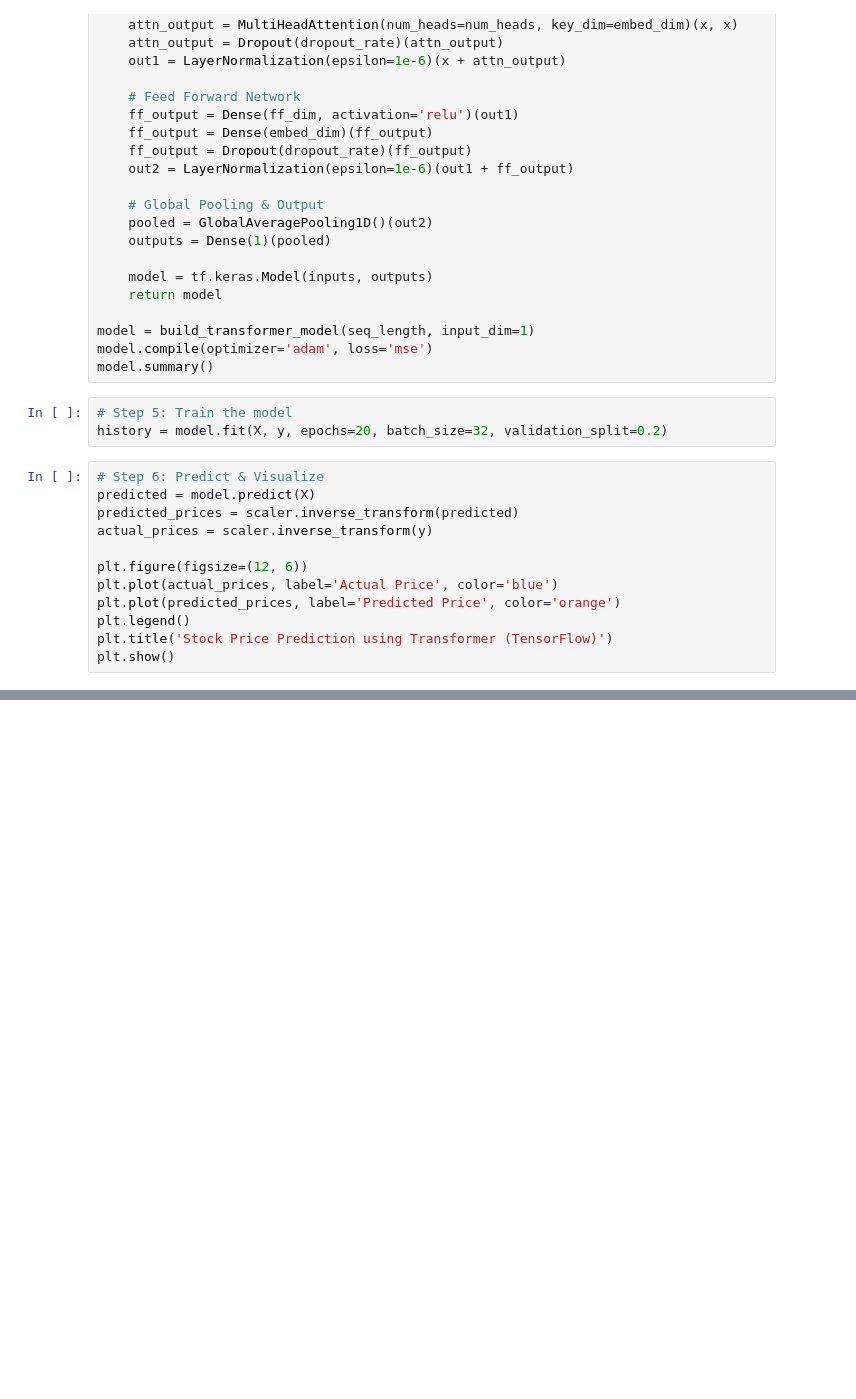
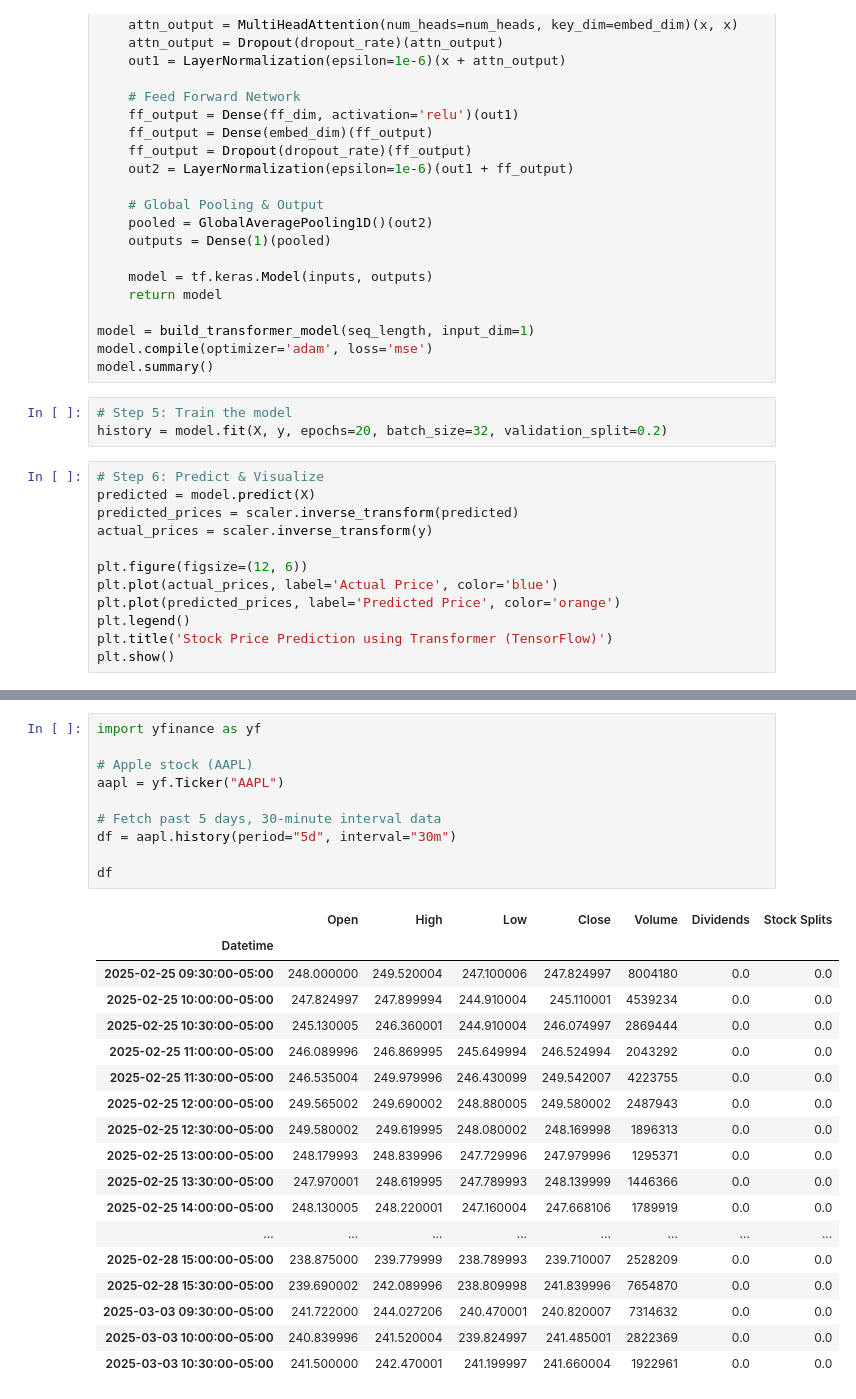
Before and after one commit to ayushkushwaha240/Sem-8-final-project, a Jupyter notebook: notebook.ipynb, the cells around one changed output, grey strips where cells are left out. Drawn from its saved outputs; the diff is of its cells as text; blank space fills up the shorter version.

```diff
--- a/notebook.ipynb
+++ b/notebook.ipynb
@@ -71,0 +143,29 @@ plt.show()
+# %%
+import yfinance as yf
+
+# Apple stock (AAPL)
+aapl = yf.Ticker("AAPL")
+
+# Fetch past 5 days, 30-minute interval data
+df = aapl.history(period="5d", interval="30m")
+
+df
+# %% [output]
+|  | Open | High | Low | Close | Volume | Dividends | Stock Splits |
+| Datetime |  |  |  |  |  |  |  |
+| 2025-02-25 09:30:00-05:00 | 248.000000 | 249.520004 | 247.100006 | 247.824997 | 8004180 | 0.0 | 0.0 |
+| 2025-02-25 10:00:00-05:00 | 247.824997 | 247.899994 | 244.910004 | 245.110001 | 4539234 | 0.0 | 0.0 |
+| 2025-02-25 10:30:00-05:00 | 245.130005 | 246.360001 | 244.910004 | 246.074997 | 2869444 | 0.0 | 0.0 |
+| 2025-02-25 11:00:00-05:00 | 246.089996 | 246.869995 | 245.649994 | 246.524994 | 2043292 | 0.0 | 0.0 |
+| 2025-02-25 11:30:00-05:00 | 246.535004 | 249.979996 | 246.430099 | 249.542007 | 4223755 | 0.0 | 0.0 |
+| 2025-02-25 12:00:00-05:00 | 249.565002 | 249.690002 | 248.880005 | 249.580002 | 2487943 | 0.0 | 0.0 |
+| 2025-02-25 12:30:00-05:00 | 249.580002 | 249.619995 | 248.080002 | 248.169998 | 1896313 | 0.0 | 0.0 |
+| 2025-02-25 13:00:00-05:00 | 248.179993 | 248.839996 | 247.729996 | 247.979996 | 1295371 | 0.0 | 0.0 |
+| 2025-02-25 13:30:00-05:00 | 247.970001 | 248.619995 | 247.789993 | 248.139999 | 1446366 | 0.0 | 0.0 |
+| 2025-02-25 14:00:00-05:00 | 248.130005 | 248.220001 | 247.160004 | 247.668106 | 1789919 | 0.0 | 0.0 |
+| ... | ... | ... | ... | ... | ... | ... | ... |
+| 2025-02-28 15:00:00-05:00 | 238.875000 | 239.779999 | 238.789993 | 239.710007 | 2528209 | 0.0 | 0.0 |
+| 2025-02-28 15:30:00-05:00 | 239.690002 | 242.089996 | 238.809998 | 241.839996 | 7654870 | 0.0 | 0.0 |
+| 2025-03-03 09:30:00-05:00 | 241.722000 | 244.027206 | 240.470001 | 240.820007 | 7314632 | 0.0 | 0.0 |
+| 2025-03-03 10:00:00-05:00 | 240.839996 | 241.520004 | 239.824997 | 241.485001 | 2822369 | 0.0 | 0.0 |
+| 2025-03-03 10:30:00-05:00 | 241.500000 | 242.470001 | 241.199997 | 241.660004 | 1922961 | 0.0 | 0.0 |
```
Also changed, not shown: parts of 3 cells of this notebook.
